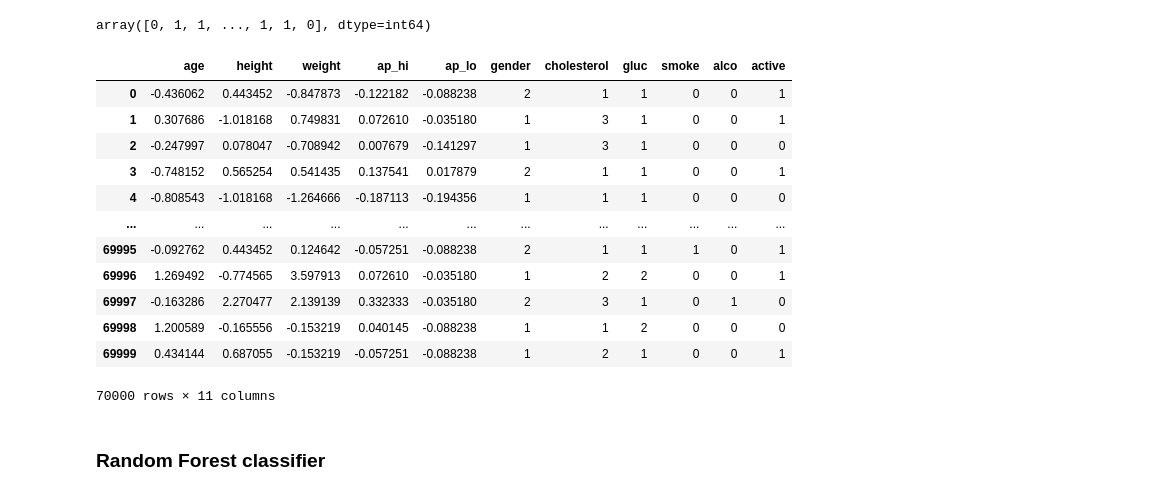
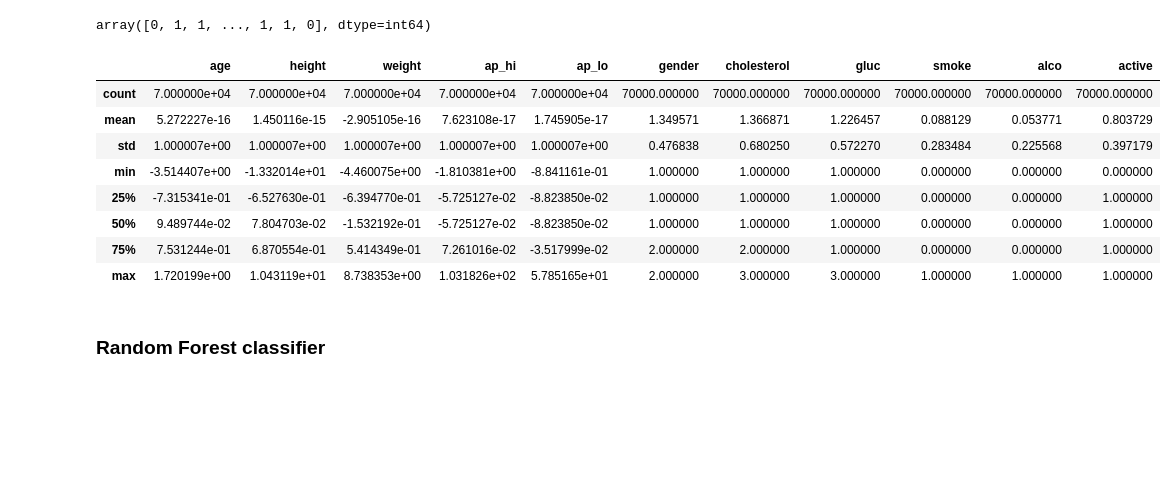
Before and after one commit to POskar/GenerativeMLForPrecisionMedicine, a Jupyter notebook: classifiers/cardio_classifier.ipynb, the cells around one changed output. Drawn from its saved outputs; the diff is of its cells as text; code cells hidden in the pictures; blank space fills up the shorter version.

```diff
--- a/classifiers/cardio_classifier.ipynb
+++ b/classifiers/cardio_classifier.ipynb
@@ -29,42 +29,38 @@ array([0, 1, 1, ..., 1, 1, 0], dtype=int64)
 # %%
 from sklearn.preprocessing import StandardScaler
 
 # Select columns for scaling (excluding binary or categorical features)
 numeric_columns = ['age', 'height', 'weight', 'ap_hi', 'ap_lo']
 
 # Initialize StandardScaler
 scaler = StandardScaler()
 
 # Fit and transform your data (only for numeric columns)
 X_scaled = X.copy()
 X_scaled[numeric_columns] = scaler.fit_transform(X[numeric_columns])
 
 # Apply one-hot encoding to categorical columns
 categorical_columns = ['gender', 'cholesterol', 'gluc', 'smoke', 'alco', 'active']
 X_encoded = pd.get_dummies(X[categorical_columns])
 
 # Concatenate scaled numeric columns with one-hot encoded categorical columns
 X_final = pd.concat([X_scaled[numeric_columns], X_encoded], axis=1)
 
 # Ensure X_final is a DataFrame
 X_final = pd.DataFrame(X_final)
 X = X_final
 
-X
+X.describe()
 # %% [output]
 |  | age | height | weight | ap_hi | ap_lo | gender | cholesterol | gluc | smoke | alco | active |
-| 0 | -0.436062 | 0.443452 | -0.847873 | -0.122182 | -0.088238 | 2 | 1 | 1 | 0 | 0 | 1 |
-| 1 | 0.307686 | -1.018168 | 0.749831 | 0.072610 | -0.035180 | 1 | 3 | 1 | 0 | 0 | 1 |
-| 2 | -0.247997 | 0.078047 | -0.708942 | 0.007679 | -0.141297 | 1 | 3 | 1 | 0 | 0 | 0 |
-| 3 | -0.748152 | 0.565254 | 0.541435 | 0.137541 | 0.017879 | 2 | 1 | 1 | 0 | 0 | 1 |
-| 4 | -0.808543 | -1.018168 | -1.264666 | -0.187113 | -0.194356 | 1 | 1 | 1 | 0 | 0 | 0 |
-| ... | ... | ... | ... | ... | ... | ... | ... | ... | ... | ... | ... |
-| 69995 | -0.092762 | 0.443452 | 0.124642 | -0.057251 | -0.088238 | 2 | 1 | 1 | 1 | 0 | 1 |
-| 69996 | 1.269492 | -0.774565 | 3.597913 | 0.072610 | -0.035180 | 1 | 2 | 2 | 0 | 0 | 1 |
-| 69997 | -0.163286 | 2.270477 | 2.139139 | 0.332333 | -0.035180 | 2 | 3 | 1 | 0 | 1 | 0 |
-| 69998 | 1.200589 | -0.165556 | -0.153219 | 0.040145 | -0.088238 | 1 | 1 | 2 | 0 | 0 | 0 |
-| 69999 | 0.434144 | 0.687055 | -0.153219 | -0.057251 | -0.088238 | 1 | 2 | 1 | 0 | 0 | 1 |
+| count | 7.000000e+04 | 7.000000e+04 | 7.000000e+04 | 7.000000e+04 | 7.000000e+04 | 70000.000000 | 70000.000000 | 70000.000000 | 70000.000000 | 70000.000000 | 70000.000000 |
+| mean | 5.272227e-16 | 1.450116e-15 | -2.905105e-16 | 7.623108e-17 | 1.745905e-17 | 1.349571 | 1.366871 | 1.226457 | 0.088129 | 0.053771 | 0.803729 |
+| std | 1.000007e+00 | 1.000007e+00 | 1.000007e+00 | 1.000007e+00 | 1.000007e+00 | 0.476838 | 0.680250 | 0.572270 | 0.283484 | 0.225568 | 0.397179 |
+| min | -3.514407e+00 | -1.332014e+01 | -4.460075e+00 | -1.810381e+00 | -8.841161e-01 | 1.000000 | 1.000000 | 1.000000 | 0.000000 | 0.000000 | 0.000000 |
+| 25% | -7.315341e-01 | -6.527630e-01 | -6.394770e-01 | -5.725127e-02 | -8.823850e-02 | 1.000000 | 1.000000 | 1.000000 | 0.000000 | 0.000000 | 1.000000 |
+| 50% | 9.489744e-02 | 7.804703e-02 | -1.532192e-01 | -5.725127e-02 | -8.823850e-02 | 1.000000 | 1.000000 | 1.000000 | 0.000000 | 0.000000 | 1.000000 |
+| 75% | 7.531244e-01 | 6.870554e-01 | 5.414349e-01 | 7.261016e-02 | -3.517999e-02 | 2.000000 | 2.000000 | 1.000000 | 0.000000 | 0.000000 | 1.000000 |
+| max | 1.720199e+00 | 1.043119e+01 | 8.738353e+00 | 1.031826e+02 | 5.785165e+01 | 2.000000 | 3.000000 | 3.000000 | 1.000000 | 1.000000 | 1.000000 |
-70000 rows × 11 columns
 # %%
 from sklearn.model_selection import train_test_split
 
```
Also changed, not shown: parts of 4 cells of this notebook.
